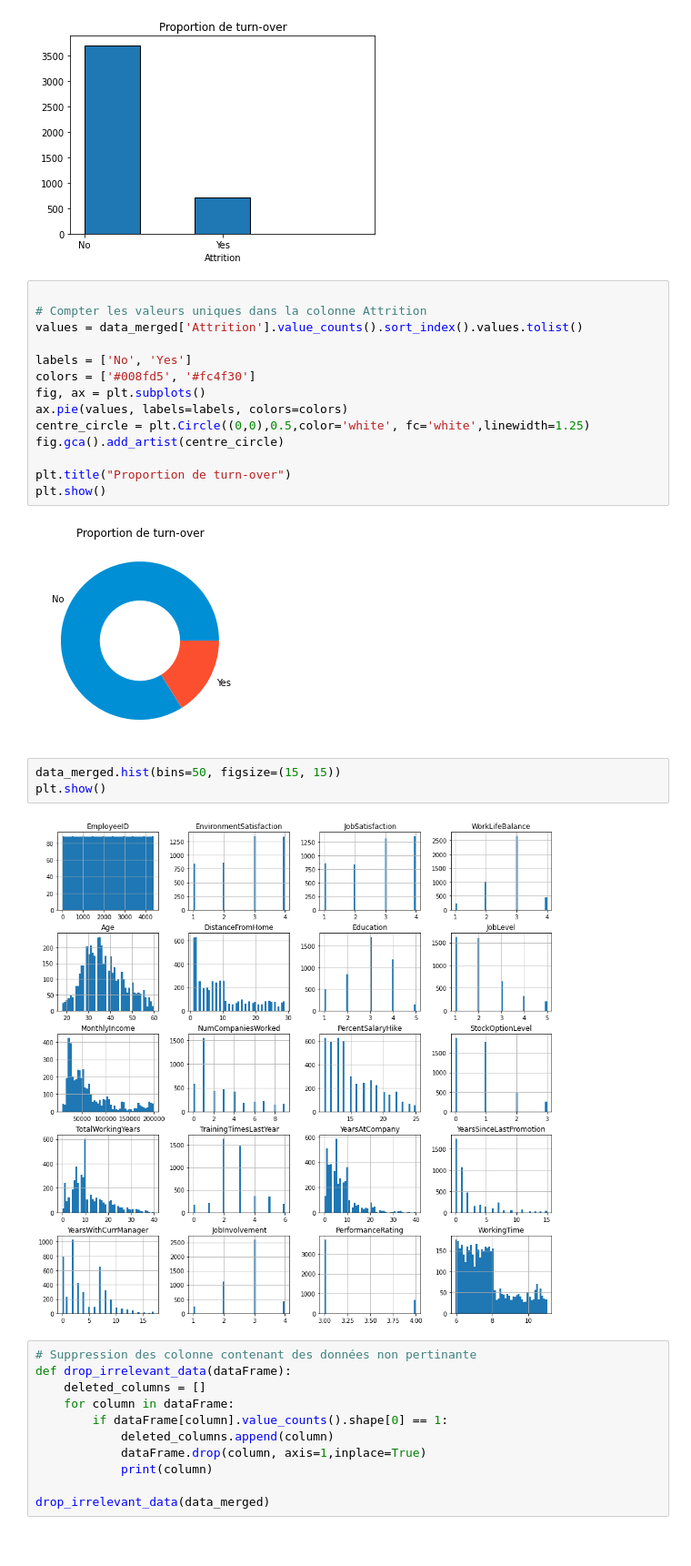
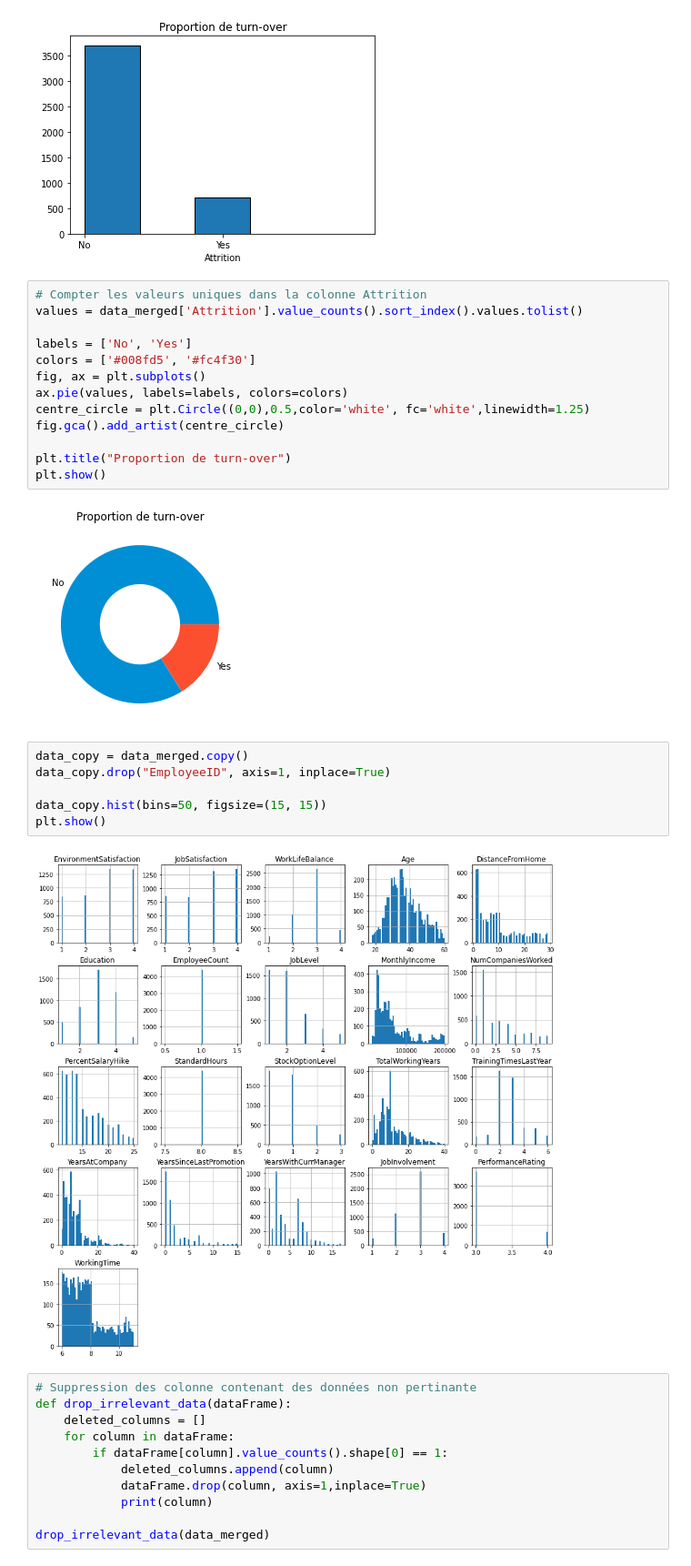
Before and after one commit to itsyanis/Machine-Learning-Project, a Jupyter notebook: Livrable_Projet IA.ipynb, the cells around one changed output. Shown at 91% size. Saved outputs shown, nothing was run; the diff lists cells and outputs as text.

```diff
--- a/Livrable_Projet IA.ipynb
+++ b/Livrable_Projet IA.ipynb
@@ -167,7 +180,6 @@ plt.title("Proportion de turn-over")
 Text(0.5, 1.0, 'Proportion de turn-over')
 [figure]
 # %%
-
 # Compter les valeurs uniques dans la colonne Attrition
 values = data_merged['Attrition'].value_counts().sort_index().values.tolist()
 
@@ -183,10 +195,13 @@ plt.show()
 # %% [output]
 [figure]
 # %%
-data_merged.hist(bins=50, figsize=(15, 15))
+data_copy = data_merged.copy()
+data_copy.drop("EmployeeID", axis=1, inplace=True)
+
+data_copy.hist(bins=50, figsize=(15, 15))
 plt.show()
 # %% [output]
-[figure, old version]
+[figure, new version]
 # %%
 # Suppression des colonne contenant des données non pertinante
 def drop_irrelevant_data(dataFrame):
```
Also changed, not shown: parts of 14 cells of this notebook.
